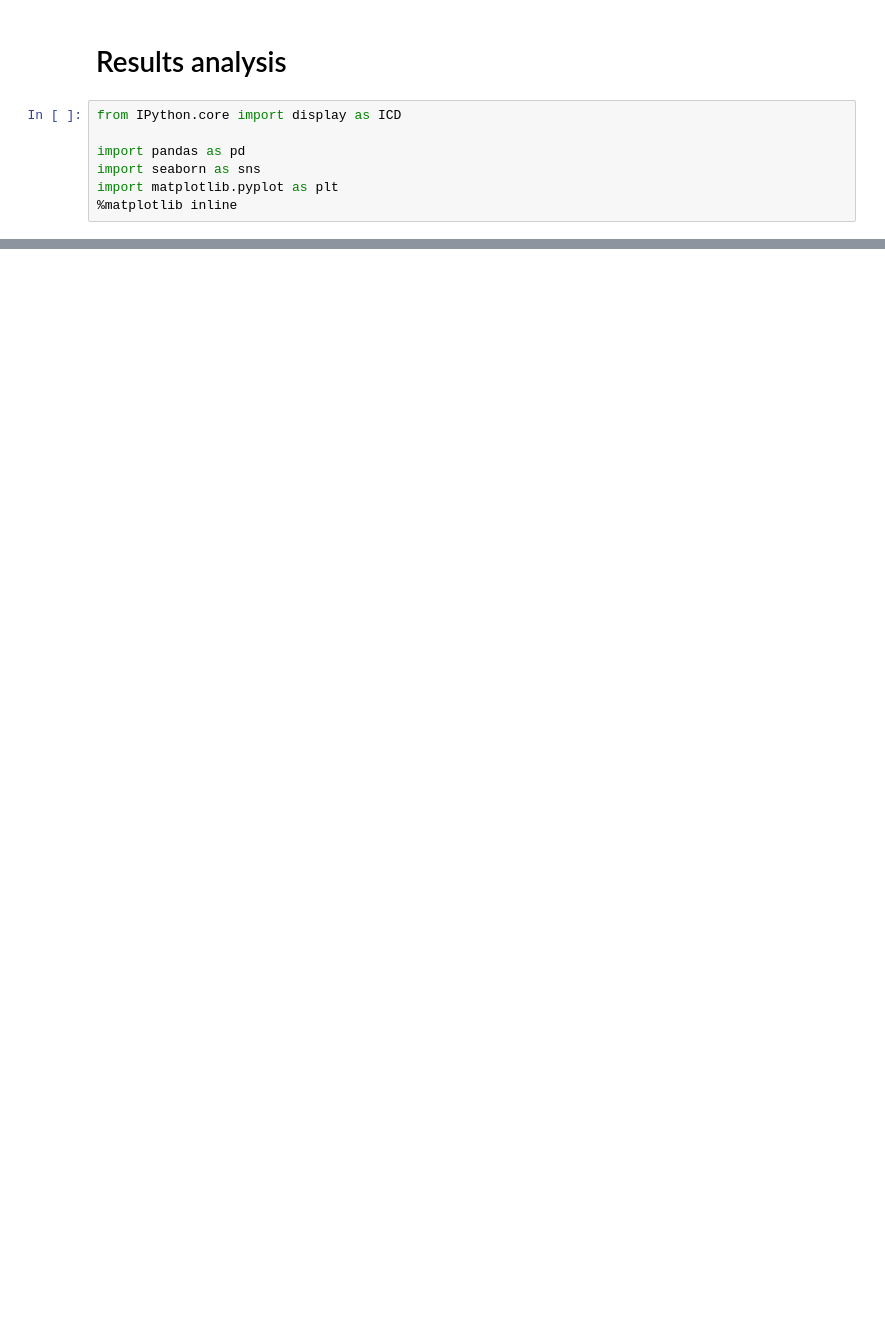
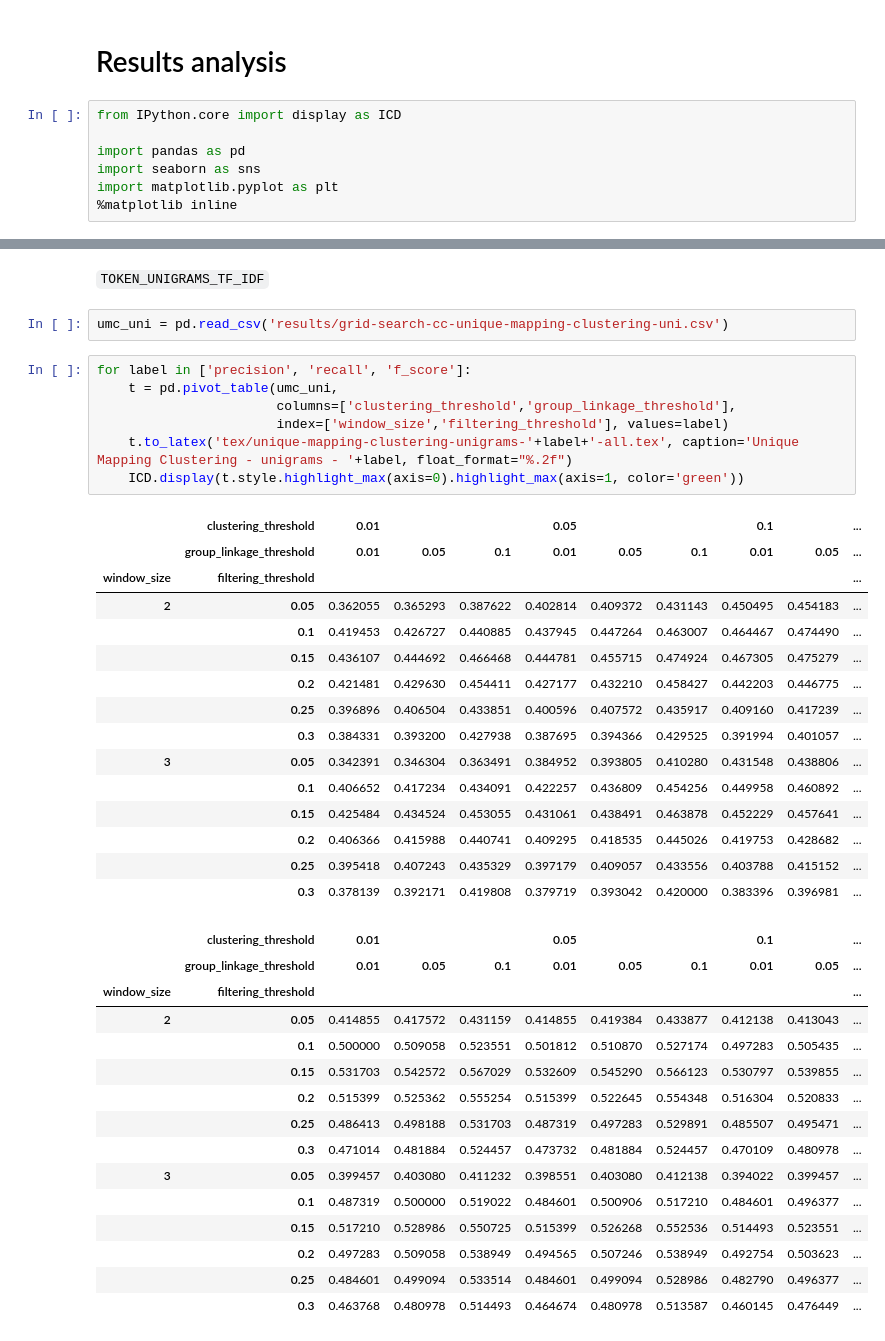
Before and after one commit to szkudlarekdamian/JedAI, a Jupyter notebook: results_analysis.ipynb, the cells around one changed output, grey strips where cells are left out. Saved outputs shown, nothing was run; the diff lists cells and outputs as text; blank space fills up the shorter version.

```diff
--- a/results_analysis.ipynb
+++ b/results_analysis.ipynb
@@ -517,0 +143,42 @@ tmp
+# %% [markdown]
+`TOKEN_UNIGRAMS_TF_IDF`
+# %%
+umc_uni = pd.read_csv('results/grid-search-cc-unique-mapping-clustering-uni.csv')
+# %%
+for label in ['precision', 'recall', 'f_score']:
+    t = pd.pivot_table(umc_uni,
+                       columns=['clustering_threshold','group_linkage_threshold'],
+                       index=['window_size','filtering_threshold'], values=label)
+    t.to_latex('tex/unique-mapping-clustering-unigrams-'+label+'-all.tex', caption='Unique Mapping Clustering - unigrams - '+label, float_format="%.2f")
+    ICD.display(t.style.highlight_max(axis=0).highlight_max(axis=1, color='green'))
+# %% [output]
+|  | clustering_threshold | 0.01 |  |  | 0.05 |  |  | 0.1 |  | ... |
+|  | group_linkage_threshold | 0.01 | 0.05 | 0.1 | 0.01 | 0.05 | 0.1 | 0.01 | 0.05 | ... |
+| window_size | filtering_threshold |  |  |  |  |  |  |  |  | ... |
+| 2 | 0.05 | 0.362055 | 0.365293 | 0.387622 | 0.402814 | 0.409372 | 0.431143 | 0.450495 | 0.454183 | ... |
+|  | 0.1 | 0.419453 | 0.426727 | 0.440885 | 0.437945 | 0.447264 | 0.463007 | 0.464467 | 0.474490 | ... |
+|  | 0.15 | 0.436107 | 0.444692 | 0.466468 | 0.444781 | 0.455715 | 0.474924 | 0.467305 | 0.475279 | ... |
+|  | 0.2 | 0.421481 | 0.429630 | 0.454411 | 0.427177 | 0.432210 | 0.458427 | 0.442203 | 0.446775 | ... |
+|  | 0.25 | 0.396896 | 0.406504 | 0.433851 | 0.400596 | 0.407572 | 0.435917 | 0.409160 | 0.417239 | ... |
+|  | 0.3 | 0.384331 | 0.393200 | 0.427938 | 0.387695 | 0.394366 | 0.429525 | 0.391994 | 0.401057 | ... |
+| 3 | 0.05 | 0.342391 | 0.346304 | 0.363491 | 0.384952 | 0.393805 | 0.410280 | 0.431548 | 0.438806 | ... |
+|  | 0.1 | 0.406652 | 0.417234 | 0.434091 | 0.422257 | 0.436809 | 0.454256 | 0.449958 | 0.460892 | ... |
+|  | 0.15 | 0.425484 | 0.434524 | 0.453055 | 0.431061 | 0.438491 | 0.463878 | 0.452229 | 0.457641 | ... |
+|  | 0.2 | 0.406366 | 0.415988 | 0.440741 | 0.409295 | 0.418535 | 0.445026 | 0.419753 | 0.428682 | ... |
+|  | 0.25 | 0.395418 | 0.407243 | 0.435329 | 0.397179 | 0.409057 | 0.433556 | 0.403788 | 0.415152 | ... |
+|  | 0.3 | 0.378139 | 0.392171 | 0.419808 | 0.379719 | 0.393042 | 0.420000 | 0.383396 | 0.396981 | ... |
+|  | clustering_threshold | 0.01 |  |  | 0.05 |  |  | 0.1 |  | ... |
+|  | group_linkage_threshold | 0.01 | 0.05 | 0.1 | 0.01 | 0.05 | 0.1 | 0.01 | 0.05 | ... |
+| window_size | filtering_threshold |  |  |  |  |  |  |  |  | ... |
+| 2 | 0.05 | 0.414855 | 0.417572 | 0.431159 | 0.414855 | 0.419384 | 0.433877 | 0.412138 | 0.413043 | ... |
+|  | 0.1 | 0.500000 | 0.509058 | 0.523551 | 0.501812 | 0.510870 | 0.527174 | 0.497283 | 0.505435 | ... |
+|  | 0.15 | 0.531703 | 0.542572 | 0.567029 | 0.532609 | 0.545290 | 0.566123 | 0.530797 | 0.539855 | ... |
+|  | 0.2 | 0.515399 | 0.525362 | 0.555254 | 0.515399 | 0.522645 | 0.554348 | 0.516304 | 0.520833 | ... |
+|  | 0.25 | 0.486413 | 0.498188 | 0.531703 | 0.487319 | 0.497283 | 0.529891 | 0.485507 | 0.495471 | ... |
+|  | 0.3 | 0.471014 | 0.481884 | 0.524457 | 0.473732 | 0.481884 | 0.524457 | 0.470109 | 0.480978 | ... |
+| 3 | 0.05 | 0.399457 | 0.403080 | 0.411232 | 0.398551 | 0.403080 | 0.412138 | 0.394022 | 0.399457 | ... |
+|  | 0.1 | 0.487319 | 0.500000 | 0.519022 | 0.484601 | 0.500906 | 0.517210 | 0.484601 | 0.496377 | ... |
+|  | 0.15 | 0.517210 | 0.528986 | 0.550725 | 0.515399 | 0.526268 | 0.552536 | 0.514493 | 0.523551 | ... |
+|  | 0.2 | 0.497283 | 0.509058 | 0.538949 | 0.494565 | 0.507246 | 0.538949 | 0.492754 | 0.503623 | ... |
+|  | 0.25 | 0.484601 | 0.499094 | 0.533514 | 0.484601 | 0.499094 | 0.528986 | 0.482790 | 0.496377 | ... |
+|  | 0.3 | 0.463768 | 0.480978 | 0.514493 | 0.464674 | 0.480978 | 0.513587 | 0.460145 | 0.476449 | ... |
```
Also changed, not shown: parts of 43 cells of this notebook, 4 other files.
